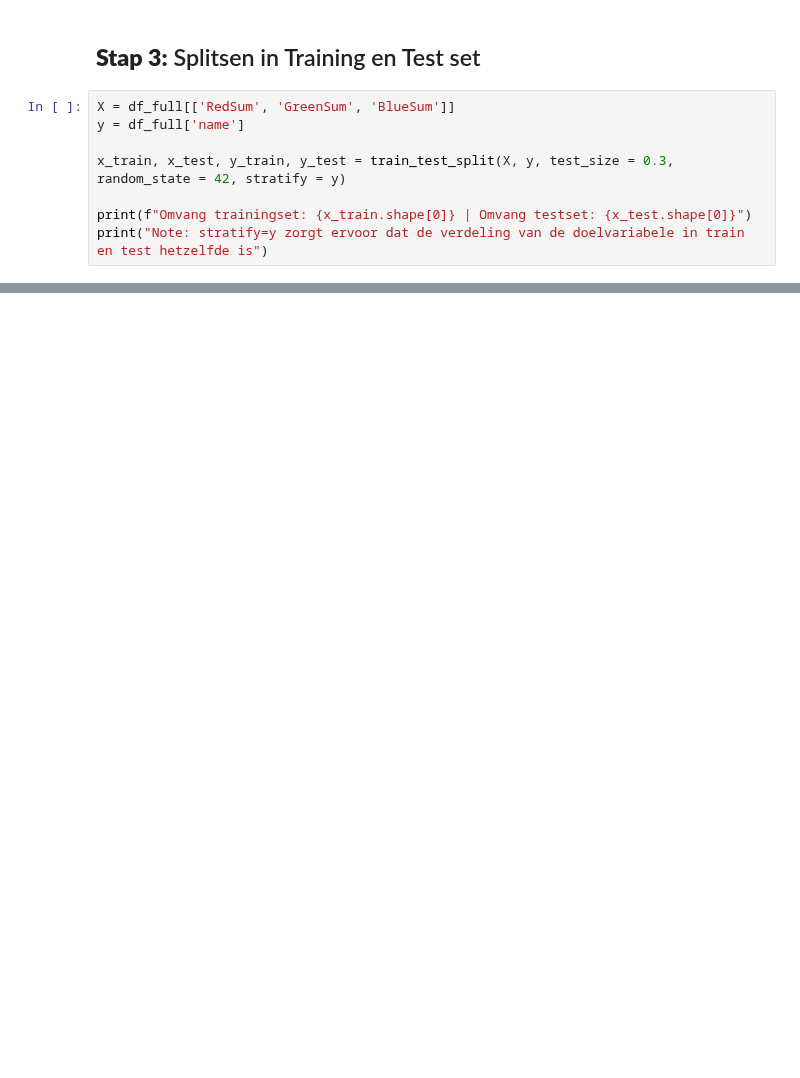
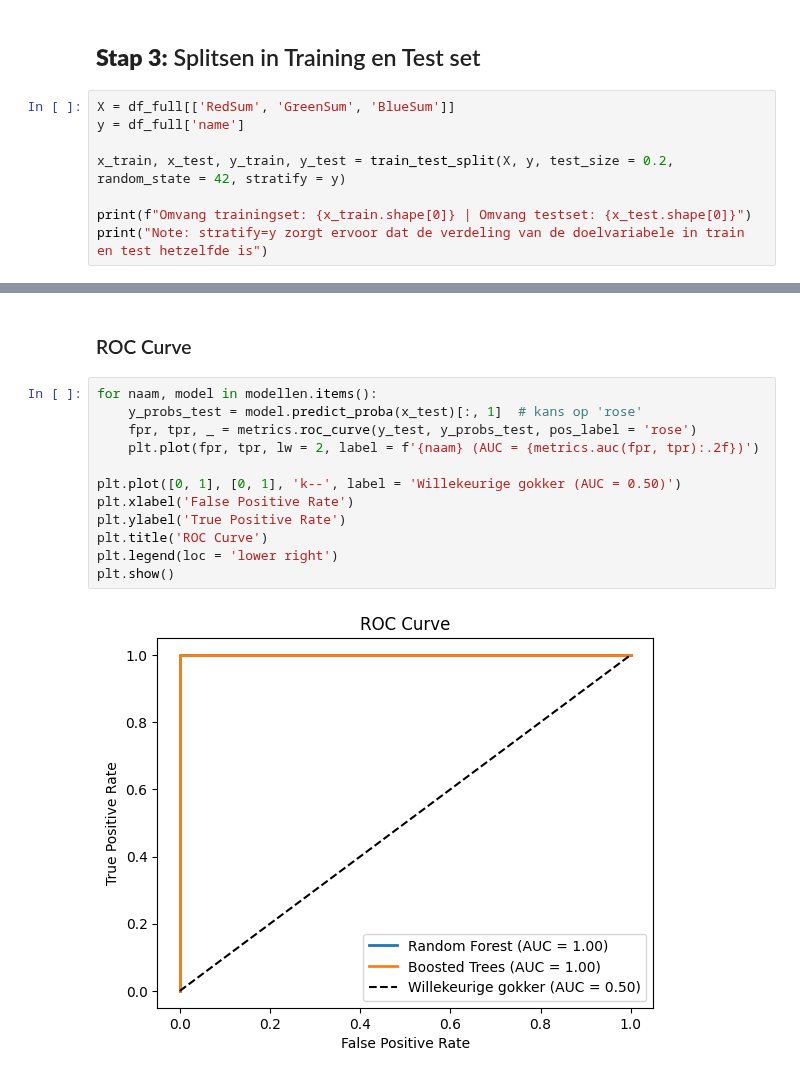
Before and after one commit to ChaybonV/Machine-learning---Forecasting, a Jupyter notebook: Les 5/Boosted Trees.ipynb, the cells around one changed output, grey strips where cells are left out. Saved outputs shown, nothing was run; the diff lists cells and outputs as text; blank space fills up the shorter version.

```diff
--- a/Les 5/Boosted Trees.ipynb
+++ b/Les 5/Boosted Trees.ipynb
@@ -230,7 +203,7 @@ De dataset is mooi gebalanceerd (20 rozen, 19 goudsbloemen). Vooral **BlueSum**
 X = df_full[['RedSum', 'GreenSum', 'BlueSum']]
 y = df_full['name']
 
-x_train, x_test, y_train, y_test = train_test_split(X, y, test_size = 0.3, random_state = 42, stratify = y)
+x_train, x_test, y_train, y_test = train_test_split(X, y, test_size = 0.2, random_state = 42, stratify = y)
 
 print(f"Omvang trainingset: {x_train.shape[0]} | Omvang testset: {x_test.shape[0]}")
 print("Note: stratify=y zorgt ervoor dat de verdeling van de doelvariabele in train en test hetzelfde is")
@@ -438,0 +321,16 @@ df_vergelijking.round(3)
+# %% [markdown]
+### ROC Curve
+# %%
+for naam, model in modellen.items():
+    y_probs_test = model.predict_proba(x_test)[:, 1]  # kans op 'rose'
+    fpr, tpr, _ = metrics.roc_curve(y_test, y_probs_test, pos_label = 'rose')
+    plt.plot(fpr, tpr, lw = 2, label = f'{naam} (AUC = {metrics.auc(fpr, tpr):.2f})')
+
+plt.plot([0, 1], [0, 1], 'k--', label = 'Willekeurige gokker (AUC = 0.50)')
+plt.xlabel('False Positive Rate')
+plt.ylabel('True Positive Rate')
+plt.title('ROC Curve')
+plt.legend(loc = 'lower right')
+plt.show()
+# %% [output]
+[figure, added]
```
Also changed, not shown: parts of 41 cells of this notebook.
